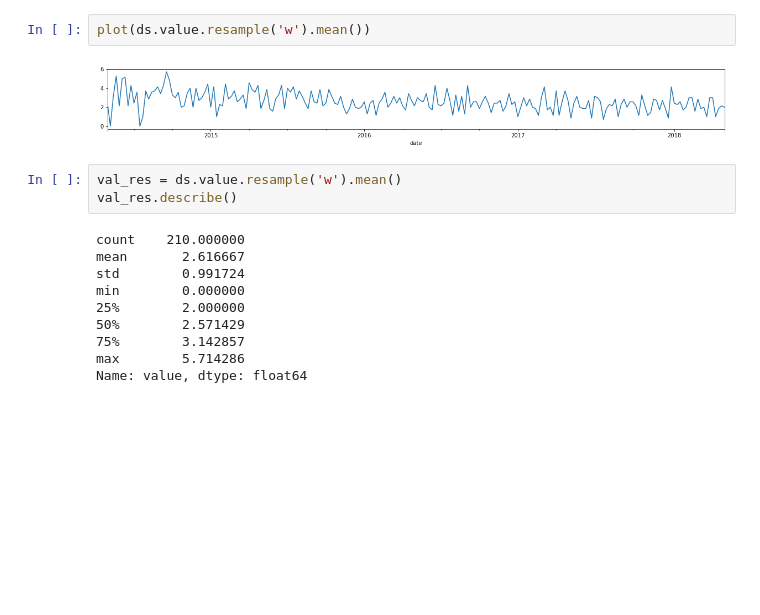
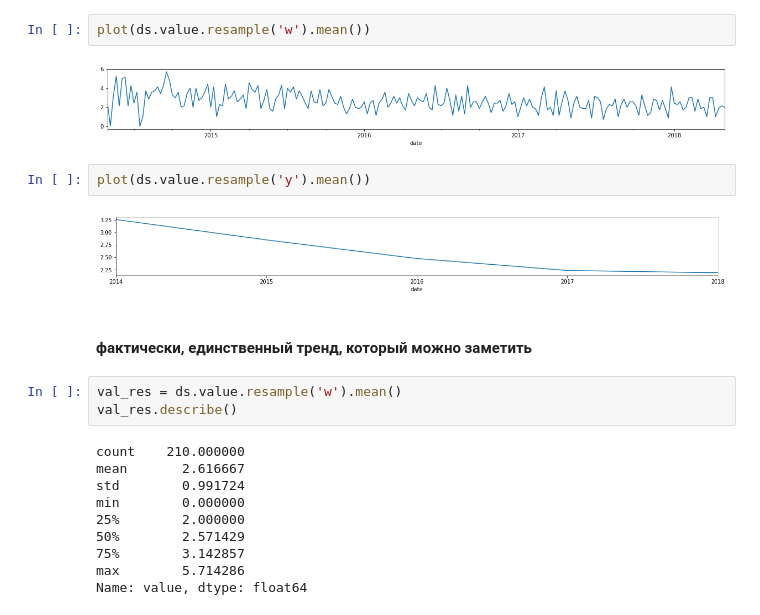
Before and after one commit to fogugy/gb_ai_trend, a Jupyter notebook: stats.ipynb, the cells around one changed output. Saved outputs shown, nothing was run; the diff lists cells and outputs as text; blank space fills up the shorter version.

```diff
--- a/stats.ipynb
+++ b/stats.ipynb
@@ -28,6 +28,12 @@ plot(ds.value)
 plot(ds.value.resample('w').mean())
 # %% [output]
 [figure]
+# %%
+plot(ds.value.resample('y').mean())
+# %% [output]
+[figure, added]
+# %% [markdown]
+#### фактически, единственный тренд, который можно заметить
 # %%
 val_res = ds.value.resample('w').mean()
 val_res.describe()
```
Also changed, not shown: parts of 10 cells of this notebook, 1 other file.
